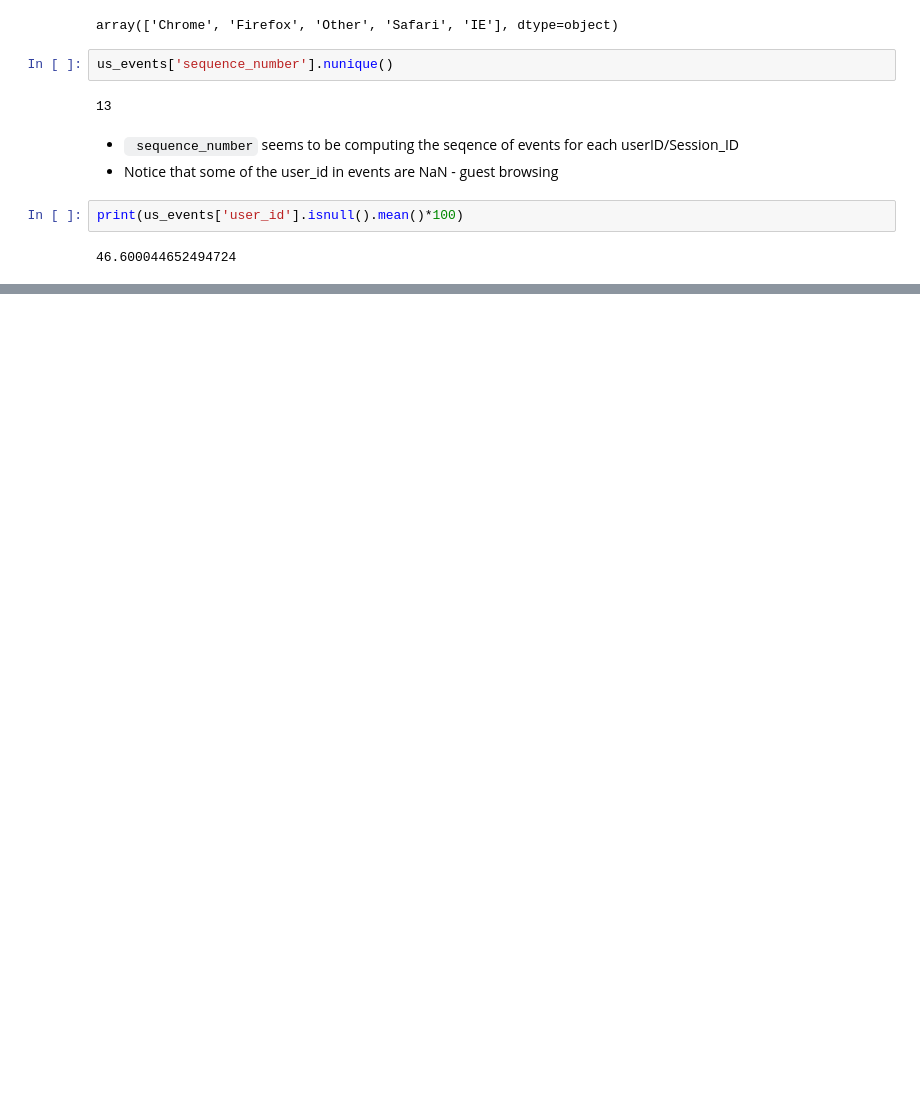
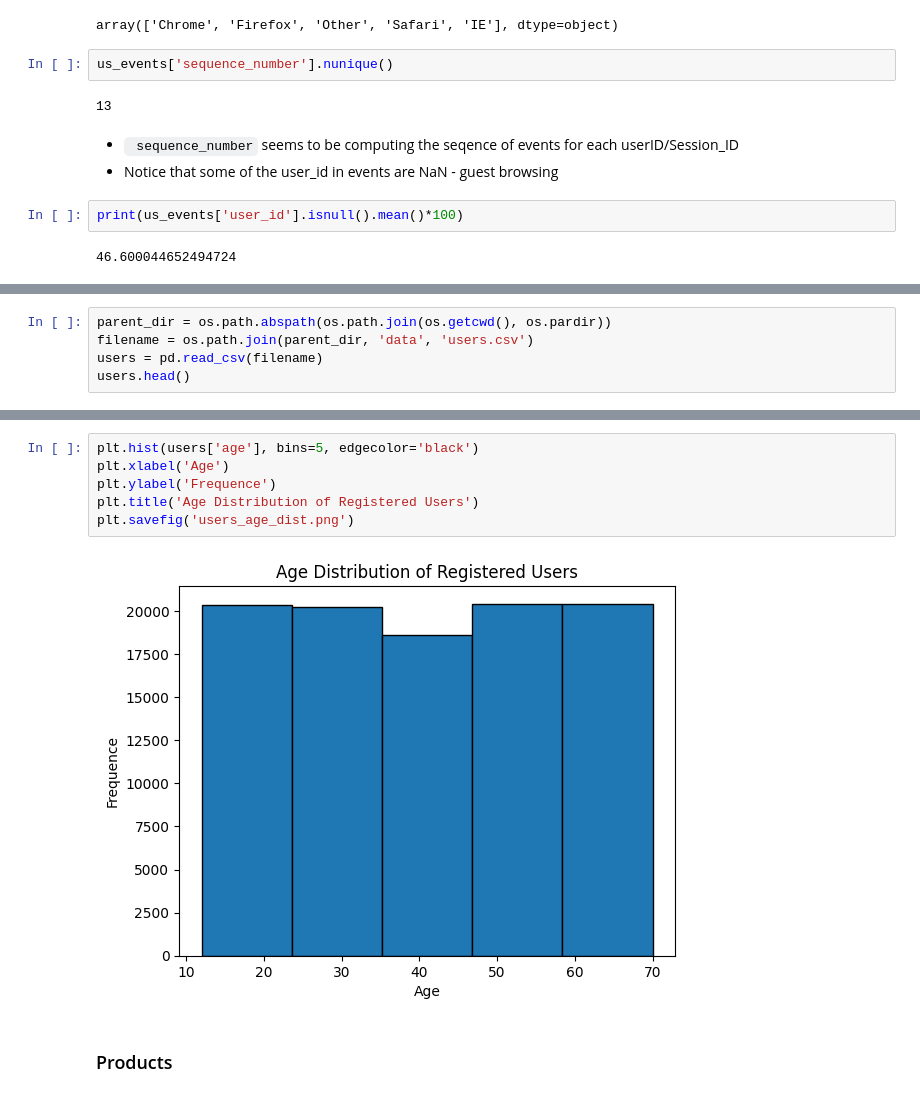
Before and after one commit to ardahk/amex, a Jupyter notebook: cleaning/EDA.ipynb, the cells around one changed output, grey strips where cells are left out. Saved outputs shown, nothing was run; the diff lists cells and outputs as text; blank space fills up the shorter version.

Commit message:
Data exploration in EDA

```diff
--- a/cleaning/EDA.ipynb
+++ b/cleaning/EDA.ipynb
@@ -94,0 +146,5 @@ print(us_events['user_id'].isnull().mean()*100)
+# %%
+parent_dir = os.path.abspath(os.path.join(os.getcwd(), os.pardir))
+filename = os.path.join(parent_dir, 'data', 'users.csv')
+users = pd.read_csv(filename)
+users.head()
@@ -94,0 +167,10 @@ print(us_events['user_id'].isnull().mean()*100)
+# %%
+plt.hist(users['age'], bins=5, edgecolor='black')
+plt.xlabel('Age')
+plt.ylabel('Frequence')
+plt.title('Age Distribution of Registered Users')
+plt.savefig('users_age_dist.png')
+# %% [output]
+[figure, added]
+# %% [markdown]
+### Products
```
Also changed, not shown: parts of 7 cells of this notebook, 1 other file.
